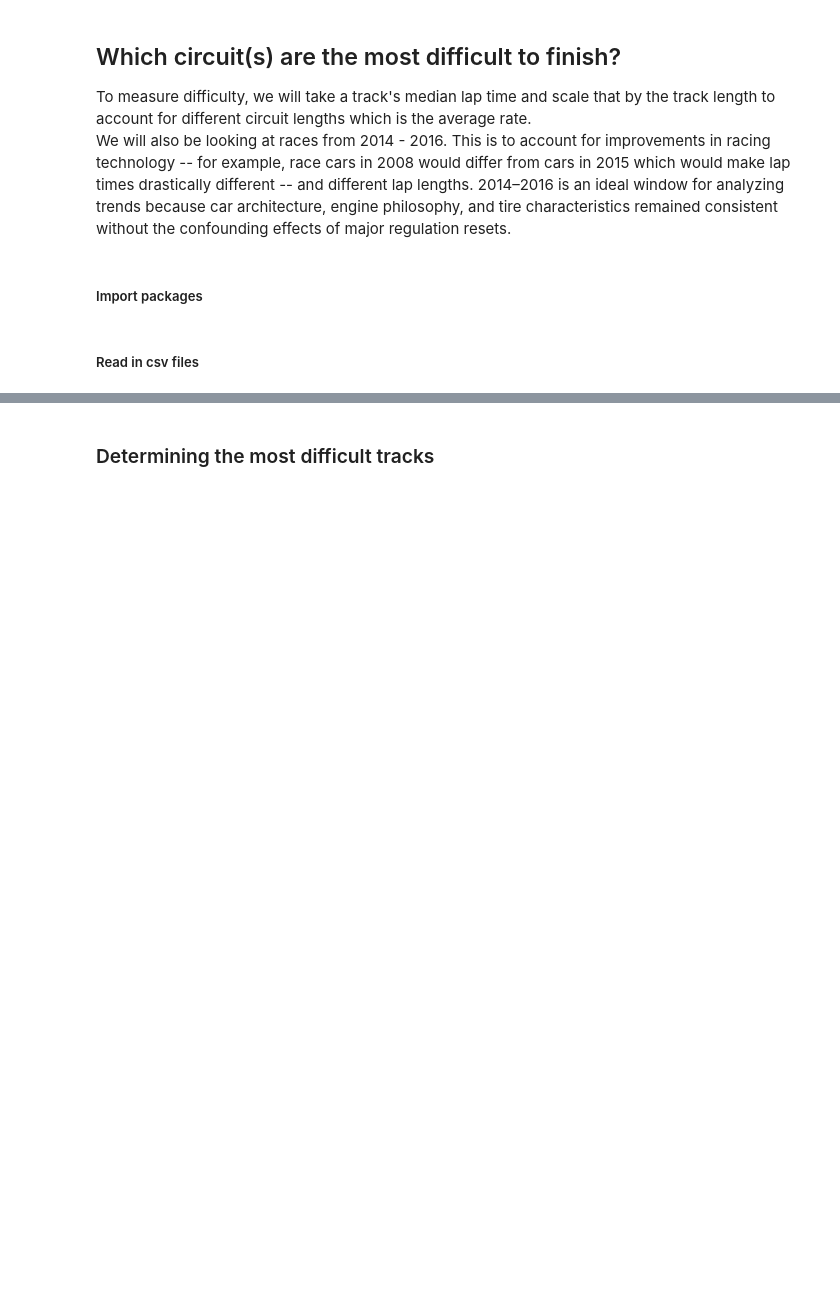
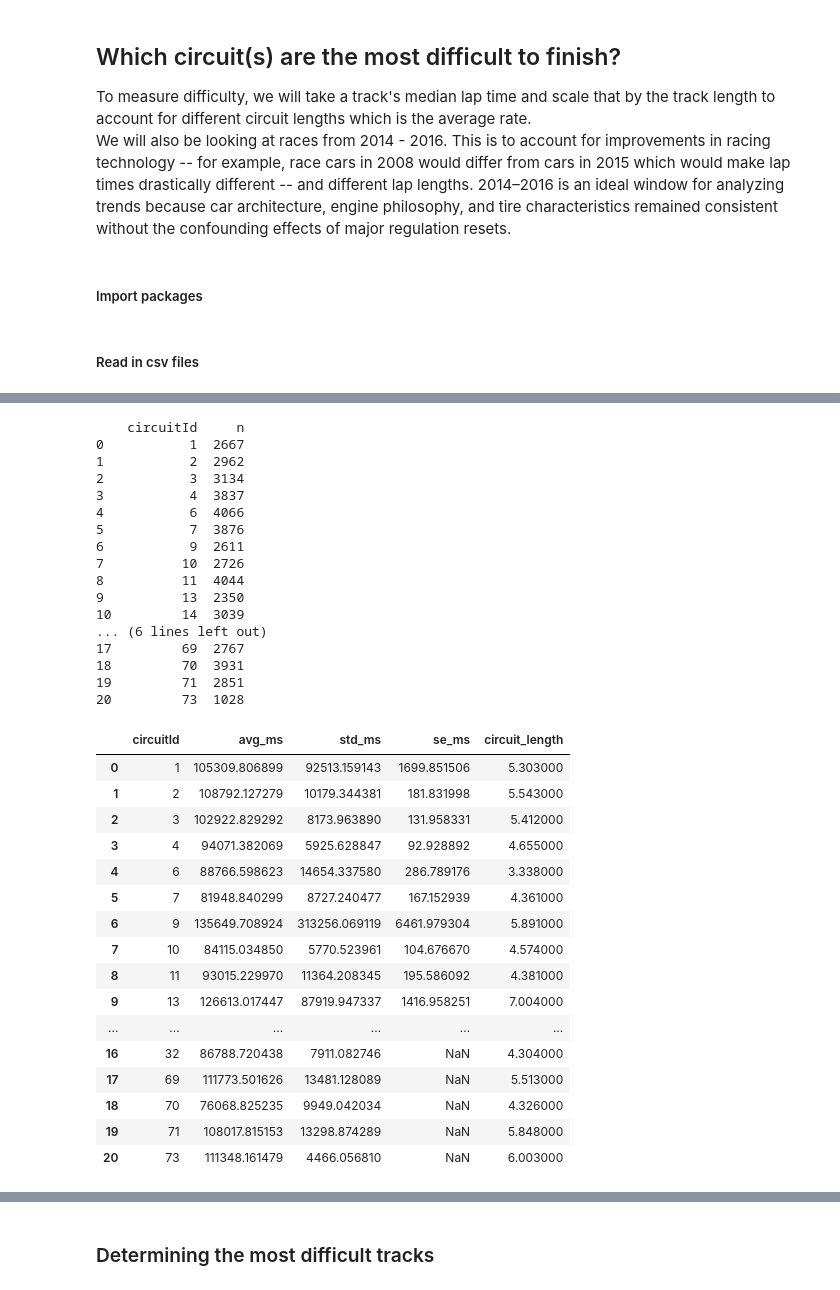
Before and after one commit to alin-peepy6/qtm151fall2025, a Jupyter notebook: Final Project - work/work.ipynb, the cells around one changed output, grey strips where cells are left out. Drawn from its saved outputs; the diff is of its cells as text; code cells hidden in the pictures; blank space fills up the shorter version.

```diff
--- a/Final Project - work/work.ipynb
+++ b/Final Project - work/work.ipynb
@@ -77,0 +59,54 @@ See the caveats in the documentation: https://pandas.pydata.org/pandas-docs/stab
+# %%
+# get counts
+df_counts = df_time1416.groupby('circuitId').size().reset_index(name='n')
+
+# get mean and standard deviation lap time in milliseconds per circuit
+df_average = (df_time1416.groupby('circuitId').
+agg(avg_ms = ('milliseconds','mean'),
+    std_ms = ('milliseconds','std')).
+sort_values(by='circuitId',ascending=True))
+# use standard deviation to calculate standard error for visualization
+df_average['se_ms'] = df_average['std_ms'] / np.sqrt(df_counts['n'])
+
+
+#get average track length from 2014-2016 per circuit
+df_length_avg = (df_length.groupby('circuitId')['circuit_length'].mean().reset_index().sort_values(by='circuitId',ascending=True))
+# merge the average dfs together
+df_avg = pd.merge(df_average, df_length_avg, on='circuitId', how='left')
+
+display(df_avg)
+# %% [output]
+    circuitId     n
+0           1  2667
+1           2  2962
+2           3  3134
+3           4  3837
+4           6  4066
+5           7  3876
+6           9  2611
+7          10  2726
+8          11  4044
+9          13  2350
+10         14  3039
+... (6 lines left out)
+17         69  2767
+18         70  3931
+19         71  2851
+20         73  1028
+|  | circuitId | avg_ms | std_ms | se_ms | circuit_length |
+| 0 | 1 | 105309.806899 | 92513.159143 | 1699.851506 | 5.303000 |
+| 1 | 2 | 108792.127279 | 10179.344381 | 181.831998 | 5.543000 |
+| 2 | 3 | 102922.829292 | 8173.963890 | 131.958331 | 5.412000 |
+| 3 | 4 | 94071.382069 | 5925.628847 | 92.928892 | 4.655000 |
+| 4 | 6 | 88766.598623 | 14654.337580 | 286.789176 | 3.338000 |
+| 5 | 7 | 81948.840299 | 8727.240477 | 167.152939 | 4.361000 |
+| 6 | 9 | 135649.708924 | 313256.069119 | 6461.979304 | 5.891000 |
+| 7 | 10 | 84115.034850 | 5770.523961 | 104.676670 | 4.574000 |
+| 8 | 11 | 93015.229970 | 11364.208345 | 195.586092 | 4.381000 |
+| 9 | 13 | 126613.017447 | 87919.947337 | 1416.958251 | 7.004000 |
+| ... | ... | ... | ... | ... | ... |
+| 16 | 32 | 86788.720438 | 7911.082746 | NaN | 4.304000 |
+| 17 | 69 | 111773.501626 | 13481.128089 | NaN | 5.513000 |
+| 18 | 70 | 76068.825235 | 9949.042034 | NaN | 4.326000 |
+| 19 | 71 | 108017.815153 | 13298.874289 | NaN | 5.848000 |
+| 20 | 73 | 111348.161479 | 4466.056810 | NaN | 6.003000 |
```
Also changed, not shown: parts of 8 cells of this notebook.
